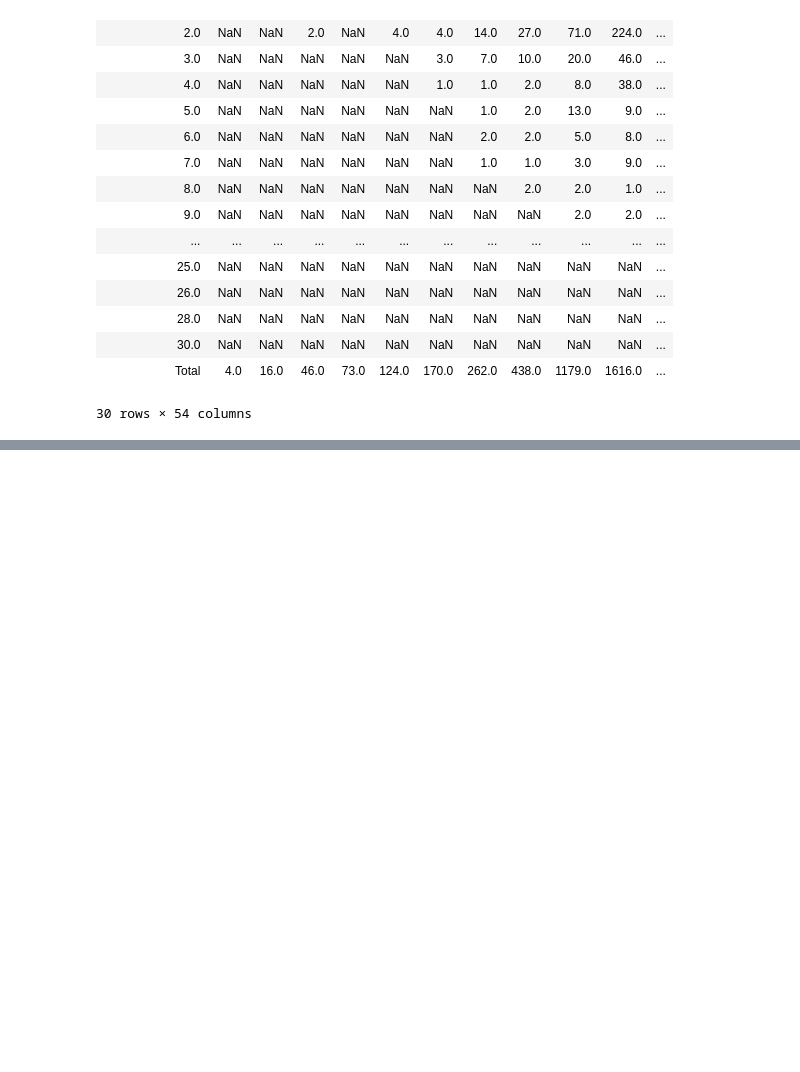
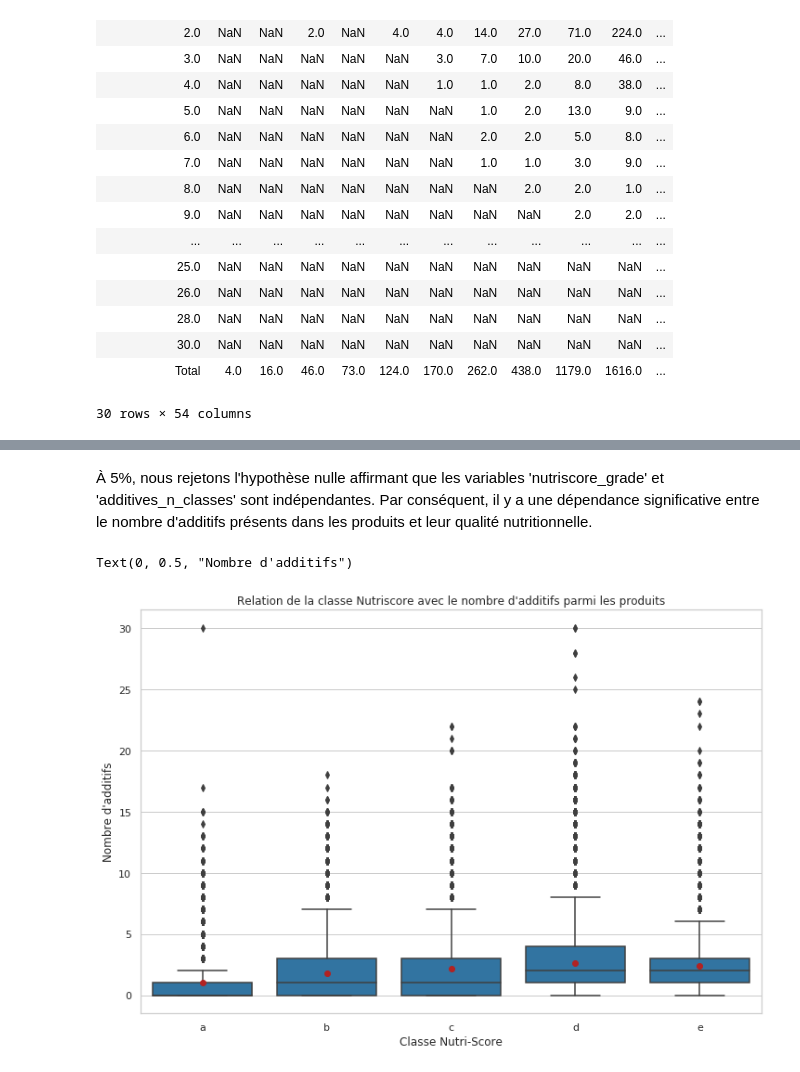
Before and after one commit to sebastienbourgeois/oc-p3-conception-application-sante-publique, a Jupyter notebook: PSante_02_notebookexploration.ipynb, the cells around one changed output, grey strips where cells are left out. Cells and saved outputs as stored; diff of their text form; code cells hidden in the pictures; blank space fills up the shorter version.

```diff
--- a/PSante_02_notebookexploration.ipynb
+++ b/PSante_02_notebookexploration.ipynb
@@ -692,0 +850,18 @@ tableau_contingence
+# %% [markdown]
+À 5%, nous rejetons l'hypothèse nulle affirmant que les variables 'nutriscore_grade' et 'additives_n_classes' sont indépendantes. Par conséquent, il y a une dépendance significative entre le nombre d'additifs présents dans les produits et leur qualité nutritionnelle.
+# %%
+meanprops = {'marker':'o', 'markeredgecolor':'firebrick',
+            'markerfacecolor':'firebrick'}
+
+plt.rcParams["figure.figsize"] = (12, 8)
+sns.boxplot(x='nutriscore_grade', y='additives_n',
+            data=open_food_facts_df, color='tab:blue',
+            order=['a', 'b', 'c', 'd', 'e'],
+            showmeans=True,
+            meanprops=meanprops)
+plt.title('Relation de la classe Nutriscore avec le nombre d\'additifs parmi les produits')
+plt.xlabel('Classe Nutri-Score')
+plt.ylabel('Nombre d\'additifs')
+# %% [output]
+Text(0, 0.5, "Nombre d'additifs")
+[figure, added]
```
Also changed, not shown: parts of 30 cells of this notebook.
